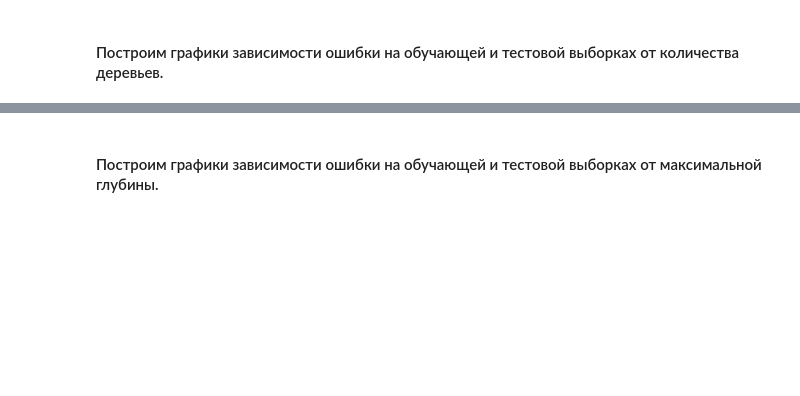
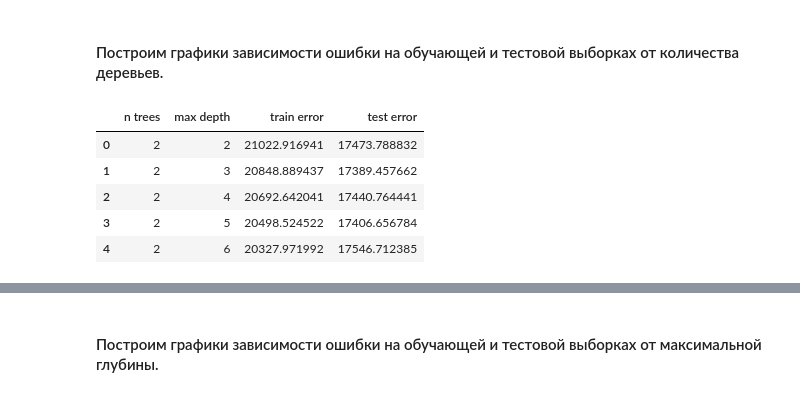
Before and after one commit to myselfadmirer/Algorithms_for_Data_Analysis, a Jupyter notebook: lesson6/lesson6.ipynb, the cells around one changed output, grey strips where cells are left out. Drawn from its saved outputs; the diff is of its cells as text; code cells hidden in the pictures; blank space fills up the shorter version.

```diff
--- a/lesson6/lesson6.ipynb
+++ b/lesson6/lesson6.ipynb
@@ -103,4 +118,17 @@ def get_error_plot(n_trees, train_err, test_err):
     plt.plot(n_trees, test_err, label='test error')
     plt.legend(loc='upper right')
     plt.show()
+# %%
+dataset
+import pandas as pd
+table = pd.DataFrame(dataset, columns=['n trees', 'max depth', 'train error', 'test error'])
+# table[table['n trees'] == 11]
+table.head()
+# %% [output]
+|  | n trees | max depth | train error | test error |
+| 0 | 2 | 2 | 21022.916941 | 17473.788832 |
+| 1 | 2 | 3 | 20848.889437 | 17389.457662 |
+| 2 | 2 | 4 | 20692.642041 | 17440.764441 |
+| 3 | 2 | 5 | 20498.524522 | 17406.656784 |
+| 4 | 2 | 6 | 20327.971992 | 17546.712385 |
 # %%
```
Also changed, not shown: parts of 4 cells of this notebook.
